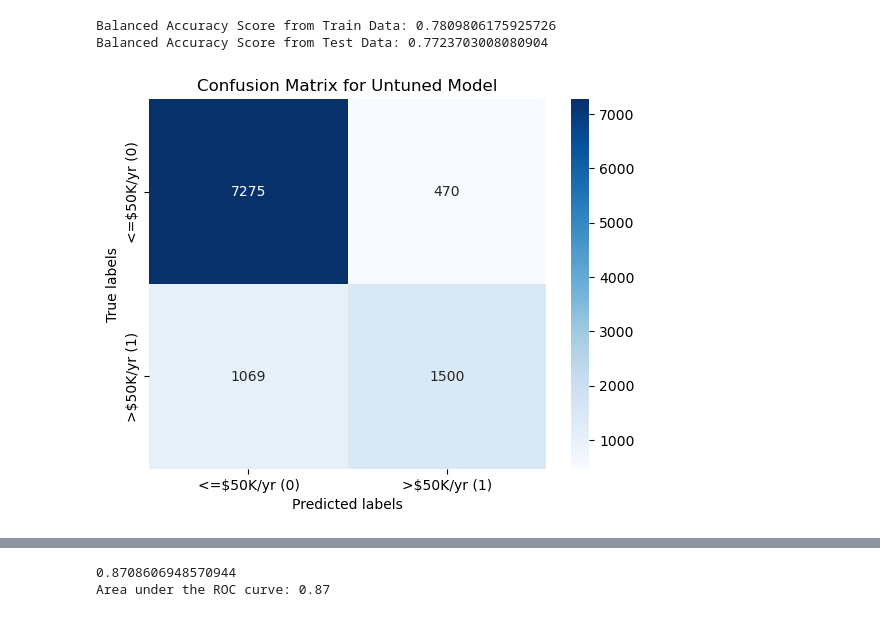
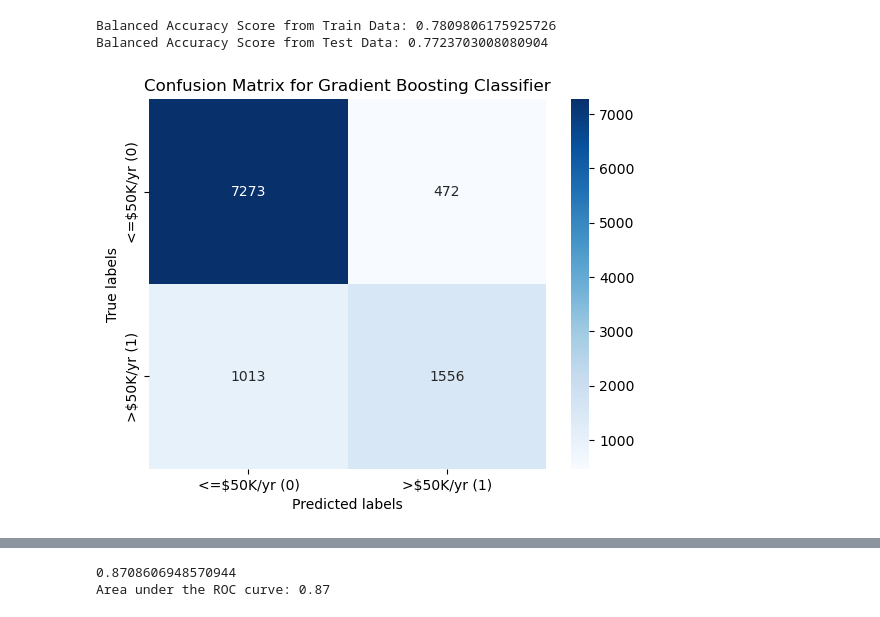
Before and after one commit to AIBC2024/Group-2-Census-Income, a Jupyter notebook: Group_2_Census_Income_ML_Model.ipynb, the cells around one changed output, grey strips where cells are left out. Cells and saved outputs as stored; diff of their text form; code cells hidden in the pictures.

```diff
--- a/Group_2_Census_Income_ML_Model.ipynb
+++ b/Group_2_Census_Income_ML_Model.ipynb
@@ -1366,11 +1366,12 @@ Balanced Accuracy Score from Train Data: 0.7809806175925726
 Balanced Accuracy Score from Test Data: 0.7723703008080904
 # %%
 # make the confusion matrix
-conf_matrix = confusion_matrix(y_test, untuned_y_pred, labels = [0,1])
+#conf_matrix = confusion_matrix(y_test, untuned_y_pred, labels = [0,1])
+conf_matrix = confusion_matrix(y_test, test_pred, labels = [0,1])
 sns.heatmap(conf_matrix, annot=True, fmt='d', cmap='Blues', xticklabels=target_names, yticklabels=target_names)
 plt.xlabel('Predicted labels')
 plt.ylabel('True labels')
-plt.title('Confusion Matrix for Untuned Model')
+plt.title('Confusion Matrix for Gradient Boosting Classifier')
 plt.show()
 # %% [output]
-[figure, old version]
+[figure, new version]
```
Also changed, not shown: parts of 6 cells of this notebook, 1 other file.
